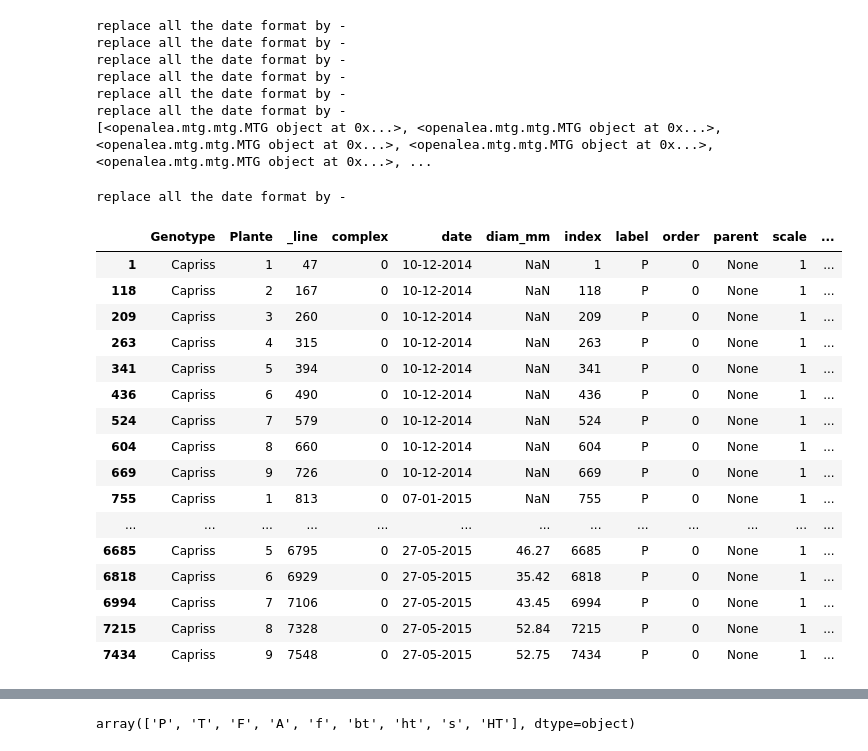
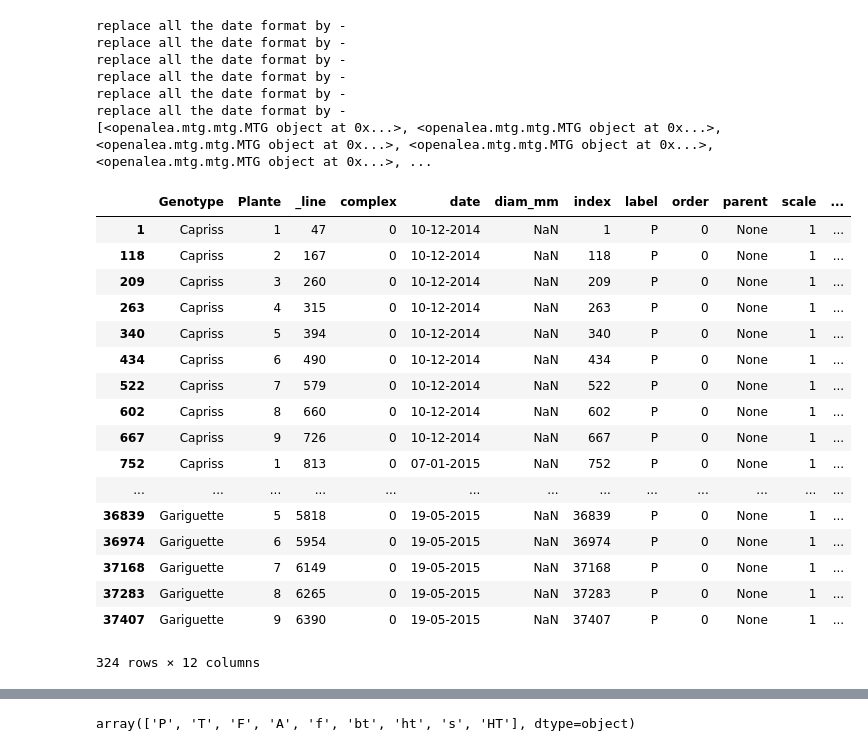
Before and after one commit to openalea/strawberry, a Jupyter notebook: strawberry/example/MTG_analysis.ipynb, the cells around one changed output, grey strips where cells are left out. Cells and saved outputs as stored; diff of their text form; code cells hidden in the pictures.

```diff
--- a/strawberry/example/MTG_analysis.ipynb
+++ b/strawberry/example/MTG_analysis.ipynb
@@ -72,29 +72,29 @@ replace all the date format by -
 replace all the date format by -
 [<openalea.mtg.mtg.MTG object at 0x...>, <openalea.mtg.mtg.MTG object at 0x...>, <openalea.mtg.mtg.MTG object at 0x...>, <openalea.mtg.mtg.MTG object at 0x...>, <openalea.mtg.mtg.MTG object at 0x...>, ...
 # %%
-g=MTG(files[0])
-#g=reduce(union,gs)
+#=MTG(files[0])
+g=reduce(union,gs)
 df = analysis.to_dataframe(g, vertices=g.vertices(scale=1))
 df
 # %% [output]
+|  | Genotype | Plante | _line | complex | date | diam_mm | index | label | order | parent | scale | ... |
+| 1 | Capriss | 1 | 47 | 0 | 10-12-2014 | NaN | 1 | P | 0 | None | 1 | ... |
+| 118 | Capriss | 2 | 167 | 0 | 10-12-2014 | NaN | 118 | P | 0 | None | 1 | ... |
+| 209 | Capriss | 3 | 260 | 0 | 10-12-2014 | NaN | 209 | P | 0 | None | 1 | ... |
+| 263 | Capriss | 4 | 315 | 0 | 10-12-2014 | NaN | 263 | P | 0 | None | 1 | ... |
+| 340 | Capriss | 5 | 394 | 0 | 10-12-2014 | NaN | 340 | P | 0 | None | 1 | ... |
+| 434 | Capriss | 6 | 490 | 0 | 10-12-2014 | NaN | 434 | P | 0 | None | 1 | ... |
+| 522 | Capriss | 7 | 579 | 0 | 10-12-2014 | NaN | 522 | P | 0 | None | 1 | ... |
+| 602 | Capriss | 8 | 660 | 0 | 10-12-2014 | NaN | 602 | P | 0 | None | 1 | ... |
+| 667 | Capriss | 9 | 726 | 0 | 10-12-2014 | NaN | 667 | P | 0 | None | 1 | ... |
+| 752 | Capriss | 1 | 813 | 0 | 07-01-2015 | NaN | 752 | P | 0 | None | 1 | ... |
+| ... | ... | ... | ... | ... | ... | ... | ... | ... | ... | ... | ... | ... |
+| 36839 | Gariguette | 5 | 5818 | 0 | 19-05-2015 | NaN | 36839 | P | 0 | None | 1 | ... |
+| 36974 | Gariguette | 6 | 5954 | 0 | 19-05-2015 | NaN | 36974 | P | 0 | None | 1 | ... |
+| 37168 | Gariguette | 7 | 6149 | 0 | 19-05-2015 | NaN | 37168 | P | 0 | None | 1 | ... |
+| 37283 | Gariguette | 8 | 6265 | 0 | 19-05-2015 | NaN | 37283 | P | 0 | None | 1 | ... |
+| 37407 | Gariguette | 9 | 6390 | 0 | 19-05-2015 | NaN | 37407 | P | 0 | None | 1 | ... |
-replace all the date format by -
+324 rows × 12 columns
-|  | Genotype | Plante | _line | complex | date | diam_mm | index | label | order | parent | scale | ... |
-| 1 | Capriss | 1 | 47 | 0 | 10-12-2014 | NaN | 1 | P | 0 | None | 1 | ... |
-| 118 | Capriss | 2 | 167 | 0 | 10-12-2014 | NaN | 118 | P | 0 | None | 1 | ... |
-| 209 | Capriss | 3 | 260 | 0 | 10-12-2014 | NaN | 209 | P | 0 | None | 1 | ... |
-| 263 | Capriss | 4 | 315 | 0 | 10-12-2014 | NaN | 263 | P | 0 | None | 1 | ... |
-| 341 | Capriss | 5 | 394 | 0 | 10-12-2014 | NaN | 341 | P | 0 | None | 1 | ... |
-| 436 | Capriss | 6 | 490 | 0 | 10-12-2014 | NaN | 436 | P | 0 | None | 1 | ... |
-| 524 | Capriss | 7 | 579 | 0 | 10-12-2014 | NaN | 524 | P | 0 | None | 1 | ... |
-| 604 | Capriss | 8 | 660 | 0 | 10-12-2014 | NaN | 604 | P | 0 | None | 1 | ... |
-| 669 | Capriss | 9 | 726 | 0 | 10-12-2014 | NaN | 669 | P | 0 | None | 1 | ... |
-| 755 | Capriss | 1 | 813 | 0 | 07-01-2015 | NaN | 755 | P | 0 | None | 1 | ... |
-| ... | ... | ... | ... | ... | ... | ... | ... | ... | ... | ... | ... | ... |
-| 6685 | Capriss | 5 | 6795 | 0 | 27-05-2015 | 46.27 | 6685 | P | 0 | None | 1 | ... |
-| 6818 | Capriss | 6 | 6929 | 0 | 27-05-2015 | 35.42 | 6818 | P | 0 | None | 1 | ... |
-| 6994 | Capriss | 7 | 7106 | 0 | 27-05-2015 | 43.45 | 6994 | P | 0 | None | 1 | ... |
-| 7215 | Capriss | 8 | 7328 | 0 | 27-05-2015 | 52.84 | 7215 | P | 0 | None | 1 | ... |
-| 7434 | Capriss | 9 | 7548 | 0 | 27-05-2015 | 52.75 | 7434 | P | 0 | None | 1 | ... |
 # %%
 from strawberry import analysis
 reload(analysis)
```
Also changed, not shown: parts of 2 cells of this notebook, 9 other files.
